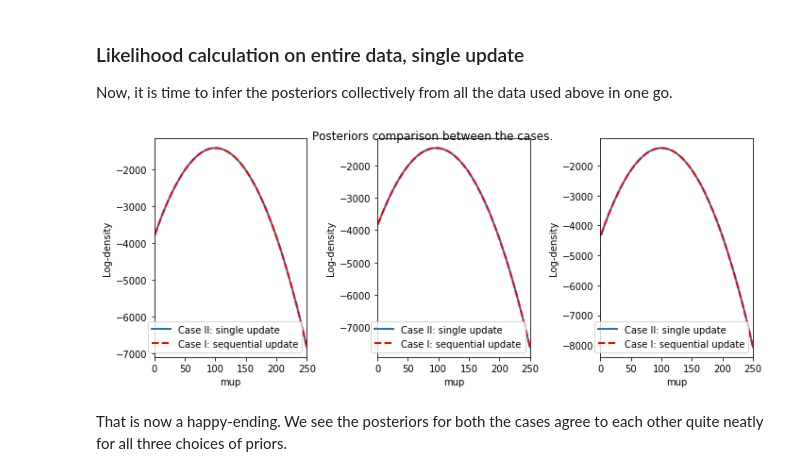
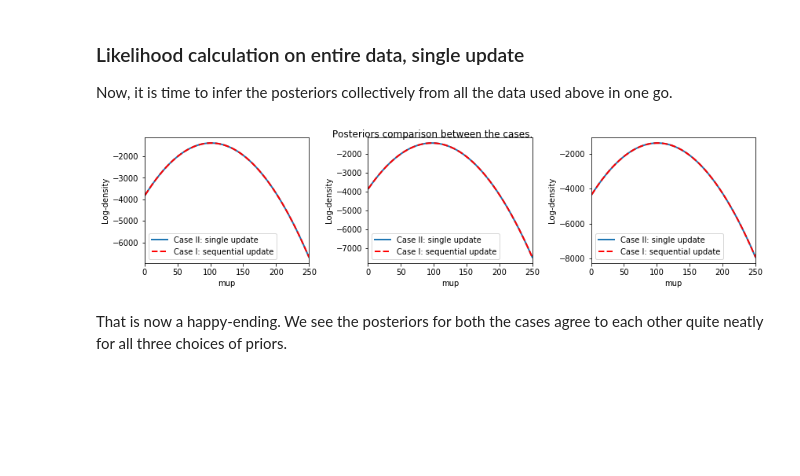
Before and after one commit to pkaf/blogs, a Jupyter notebook: Updating priors via likelihood.ipynb, the cells around one changed output. Drawn from its saved outputs; the diff is of its cells as text; code cells hidden in the pictures; blank space fills up the shorter version.

```diff
--- a/Updating priors via likelihood.ipynb
+++ b/Updating priors via likelihood.ipynb
@@ -98,7 +98,7 @@ We do this for all three priors we chose above.
 # corresponding to each prior, and respective figure stamps.
 
 def plot(x, prior, likelihood):
-    fig, ax = plt.subplots(1,3, figsize=(10,4))
+    fig, ax = plt.subplots(1,3, figsize=(12,3))
 
     posteriors = []
     for iax, pr in zip(ax, prior):
@@ -167,33 +167,33 @@ Now, it is time to infer the posteriors collectively from all the data used abov
 # %%
 # These are the same priors we started in the beginning of the above case
 prior = np.asarray([p1, p2, p3])
 
 # Likelihood for the full data
 lnhood_full = total_likelihood(mup, std, batch_data[:15].reshape(300))
 
 # Posteriors and corresponding plots
 
-fig, ax = plt.subplots(1,3, figsize=(10,4))
+fig, ax = plt.subplots(1,3, figsize=(12,3))
 
 ax[0].plot(mup, lnhood_full + prior[0], label = 'Case II: single update', lw=2)
 ax[0].plot(mup, posterior[0], 'r--', label = 'Case I: sequential update', lw=2)
 
 ax[1].plot(mup, lnhood_full + prior[1], label = 'Case II: single update', lw=2)
 ax[1].plot(mup, posterior[1], 'r--', label = 'Case I: sequential update', lw=2)
 
 ax[2].plot(mup, lnhood_full + prior[2], label = 'Case II: single update', lw=2)
 ax[2].plot(mup, posterior[2], 'r--', label = 'Case I: sequential update', lw=2)
 
 for iax in ax:
     iax.legend()
     iax.set_xlabel('mup')
     iax.set_ylabel('Log-density')
 
     iax.set_xlim(0,250)
 fig.suptitle('Posteriors comparison between the cases.')
 fig.tight_layout()
 # %% [output]
-[figure, old version]
+[figure, new version]
 # %% [markdown]
 That is now a happy-ending. We see the posteriors for both the cases agree to each other quite neatly for all three choices of priors.
 # %% [markdown]
```
Also changed, not shown: parts of 3 cells of this notebook.
